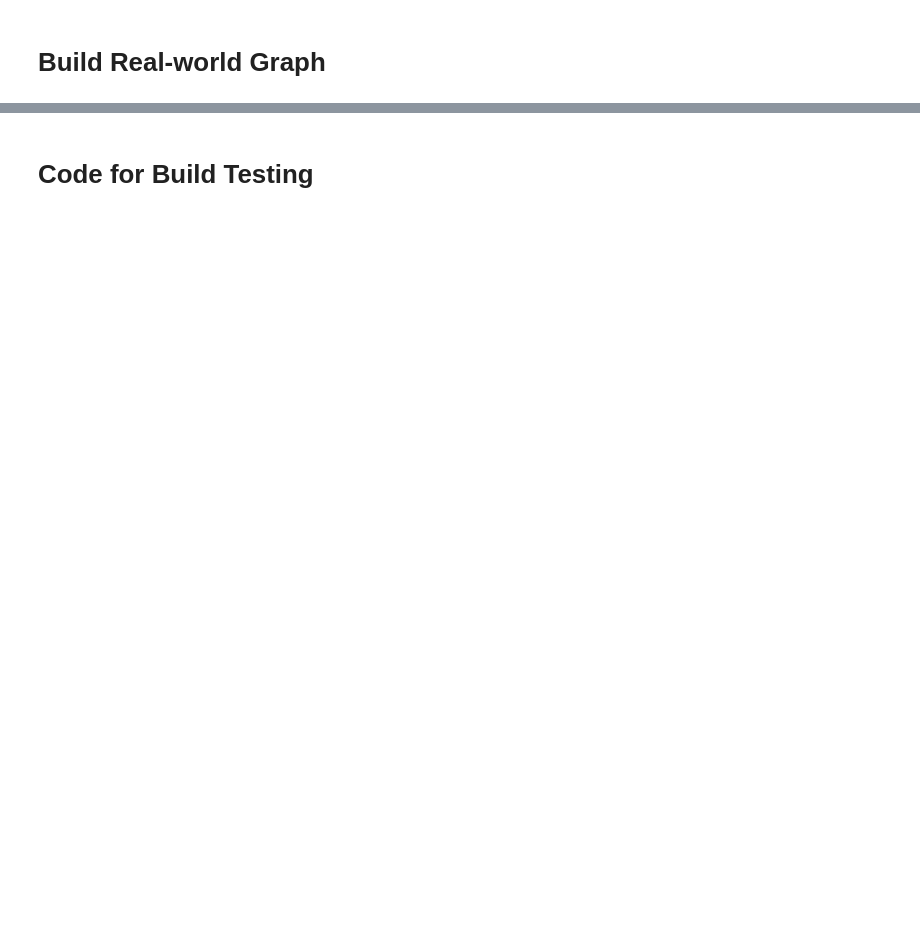
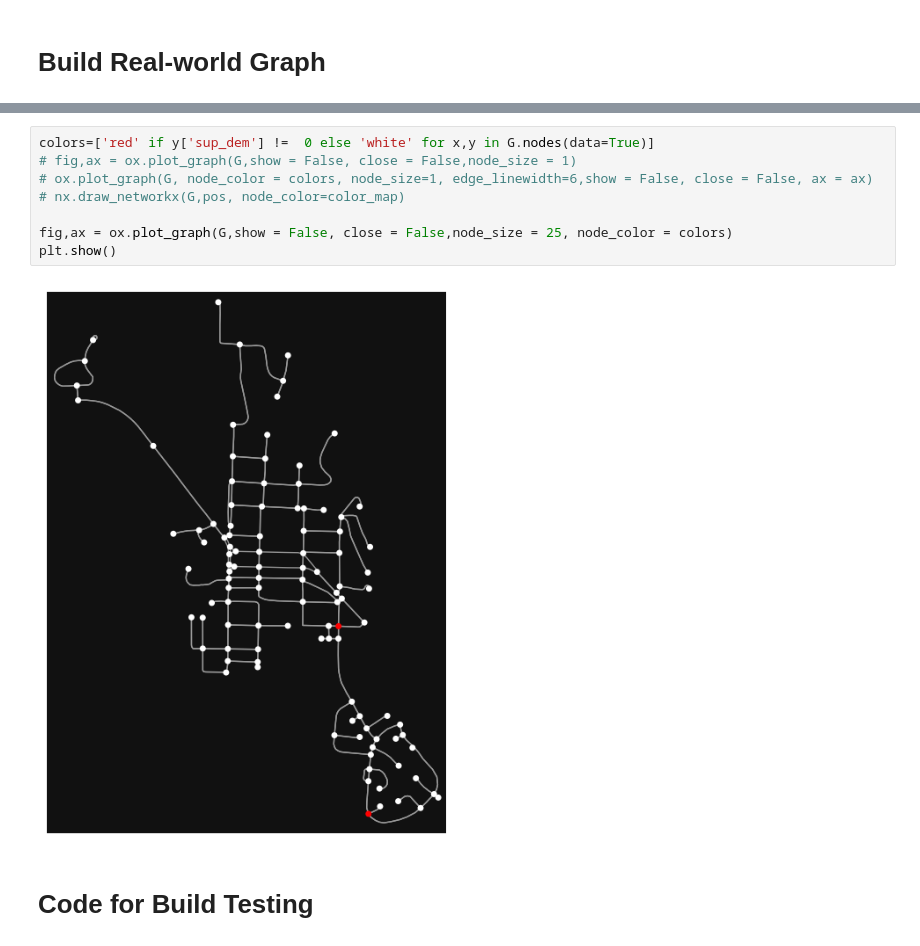
Before and after one commit to DillWithIt77/Fire_Evac_F22, a Jupyter notebook: Real-world Testing.ipynb, the cells around one changed output, grey strips where cells are left out. Cells and saved outputs as stored; diff of their text form; blank space fills up the shorter version.

```diff
--- a/Real-world Testing.ipynb
+++ b/Real-world Testing.ipynb
@@ -374,3 +446,13 @@ Time to Build Original Network:  0.6431703567504883  seconds
+# %%
+colors=['red' if y['sup_dem'] !=  0 else 'white' for x,y in G.nodes(data=True)]
+# fig,ax = ox.plot_graph(G,show = False, close = False,node_size = 1)
+# ox.plot_graph(G, node_color = colors, node_size=1, edge_linewidth=6,show = False, close = False, ax = ax)
+# nx.draw_networkx(G,pos, node_color=color_map)
+
+fig,ax = ox.plot_graph(G,show = False, close = False,node_size = 25, node_color = colors)
+plt.show()
+# %% [output]
+[figure, added]
 # %% [markdown]
 # Code for Build Testing
 # %%
```
Also changed, not shown: parts of 13 cells of this notebook.
